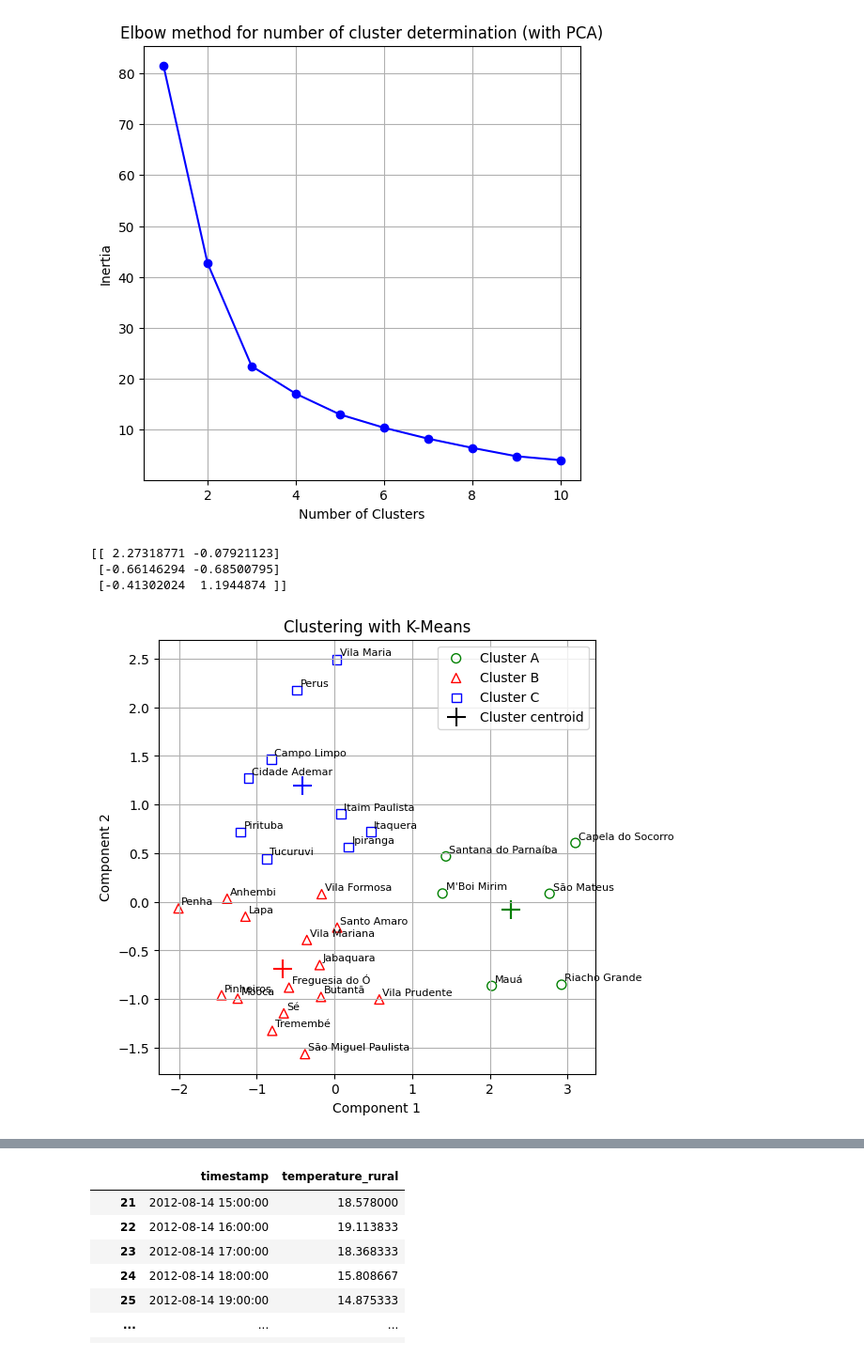
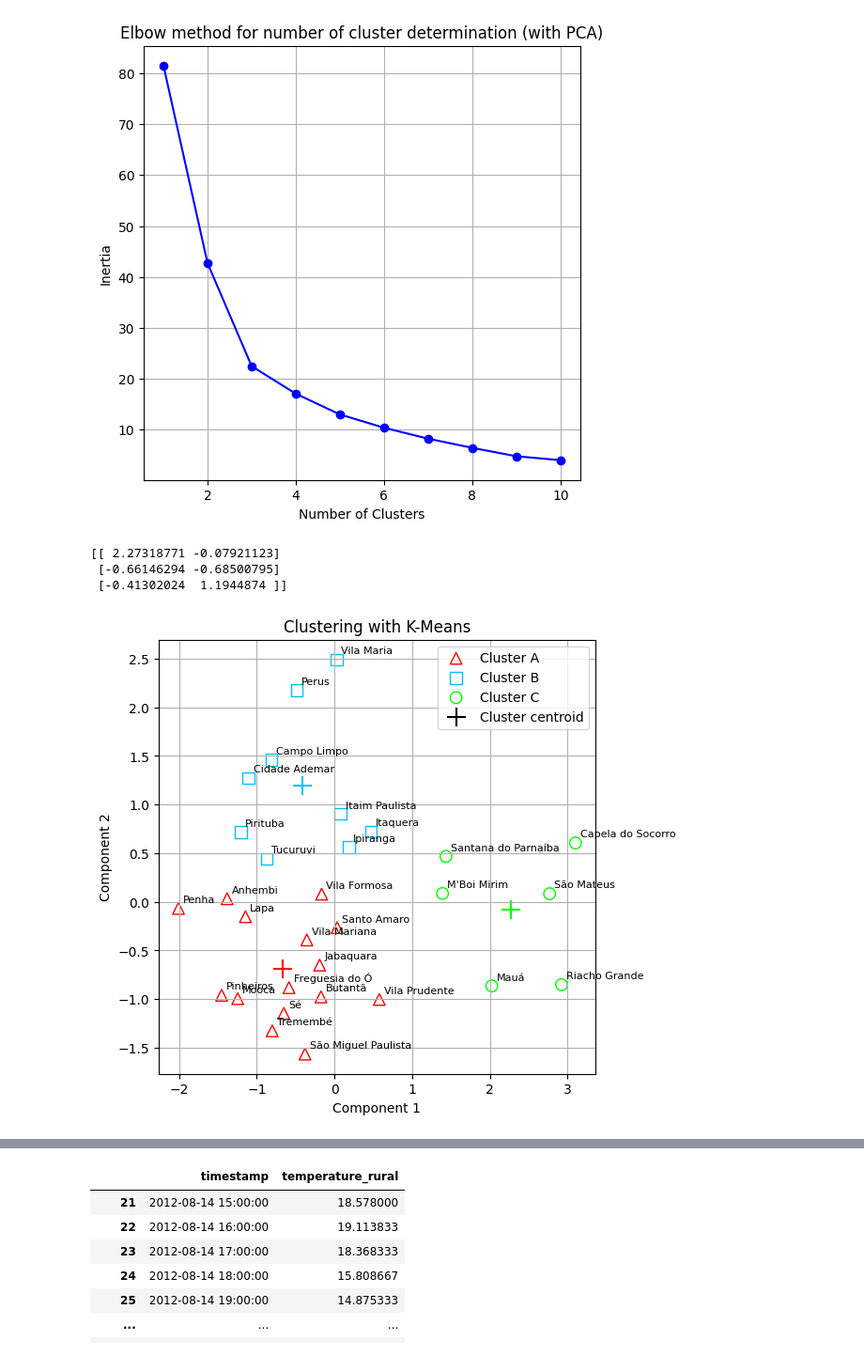
Before and after one commit to plbalmeida/ml-uhi, a Jupyter notebook: notebooks/2.0-eda.ipynb, the cells around one changed output, grey strips where cells are left out. Shown at 94% size. Drawn from its saved outputs; the diff is of its cells as text; code cells hidden in the pictures.

```diff
--- a/notebooks/2.0-eda.ipynb
+++ b/notebooks/2.0-eda.ipynb
@@ -109,7 +109,7 @@ df_grouped
 | Vila Prudente | 2.113972 | 20.049435 | 81.766709 | 928.705234 | -0.199094 | -0.203617 | ... |
 # %%
 # Preparar os dados
-X = df_grouped[["precipitation", "temperature", "relative_humidity"]].iloc[:, :].values  # Selecionar todas as colunas do conjunto de dados
+X = df_grouped[["temperature", "relative_humidity", "precipitation"]].iloc[:, :].values  # Selecionar todas as colunas do conjunto de dados
 
 # Normalizar os dados
 scaler = StandardScaler()
@@ -158,55 +158,55 @@ kmeans_output["cluster"] = y_kmeans
 plt.subplots(figsize=(6, 6))
 
 plt.scatter(
-    kmeans_output[kmeans_output.cluster == 0][0],
-    kmeans_output[kmeans_output.cluster == 0][1],
-    marker="o",
-    s=50,
-    label='Cluster A',
-    facecolors='none',
-    edgecolors='green'
-)
-
-plt.scatter(
     kmeans_output[kmeans_output.cluster == 1][0],
     kmeans_output[kmeans_output.cluster == 1][1],
     marker="^",
-    s=50,
-    label='Cluster B',
+    s=80,
+    label='Cluster A',
     facecolors='none',
     edgecolors='red'
 )
 
 plt.scatter(
     kmeans_output[kmeans_output.cluster == 2][0],
     kmeans_output[kmeans_output.cluster == 2][1],
     marker="s",
-    s=50,
+    s=80,
+    label='Cluster B',
+    facecolors='none',
+    edgecolors='deepskyblue'
+)
+
+plt.scatter(
+    kmeans_output[kmeans_output.cluster == 0][0],
+    kmeans_output[kmeans_output.cluster == 0][1],
+    marker="o",
+    s=80,
     label='Cluster C',
     facecolors='none',
-    edgecolors='blue'
+    edgecolors='lime'
 )
 
 for idx, row in kmeans_output.iterrows():
-    plt.text(row[0]+.04, row[1]+.04, idx, size=8)
+    plt.text(row[0]+.06, row[1]+.06, idx, size=8)
 
 plt.scatter(centroids[0][0], centroids[0][1], marker="+", s=200, c='black', label='Cluster centroid')
-plt.scatter(centroids[0][0], centroids[0][1], marker="+", s=200, c='green', label='_nolegend_')
 plt.scatter(centroids[1][0], centroids[1][1], marker="+", s=200, c='red', label='_nolegend_')
-plt.scatter(centroids[2][0], centroids[2][1], marker="+", s=200, c='blue', label='_nolegend_')
+plt.scatter(centroids[2][0], centroids[2][1], marker="+", s=200, c='deepskyblue', label='_nolegend_')
+plt.scatter(centroids[0][0], centroids[0][1], marker="+", s=200, c='lime', label='_nolegend_')
 
 plt.xlabel('Component 1')
 plt.ylabel('Component 2')
 plt.title('Clustering with K-Means')
 plt.grid()
 plt.legend(prop={'size': 10})
 plt.savefig(f'../figures/clusters.png', dpi=300, bbox_inches="tight")
 plt.show()
 # %% [output]
 [[ 2.27318771 -0.07921123]
  [-0.66146294 -0.68500795]
  [-0.41302024  1.1944874 ]]
-[figure, old version]
+[figure, new version]
 # %%
 df_grouped = df_grouped.merge(kmeans_output, left_index=True, right_index=True)
 df_grouped = df_grouped.drop([0, 1], axis=1)
```
Also changed, not shown: parts of 18 cells of this notebook.
